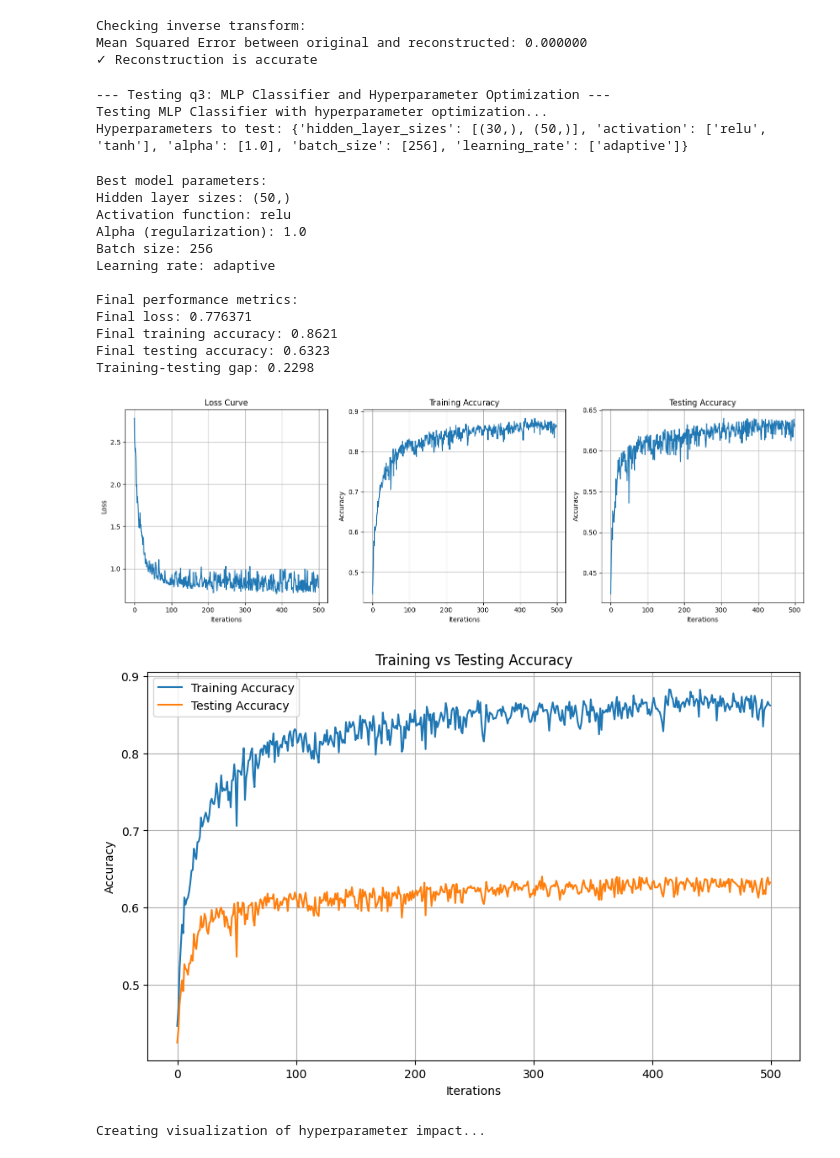
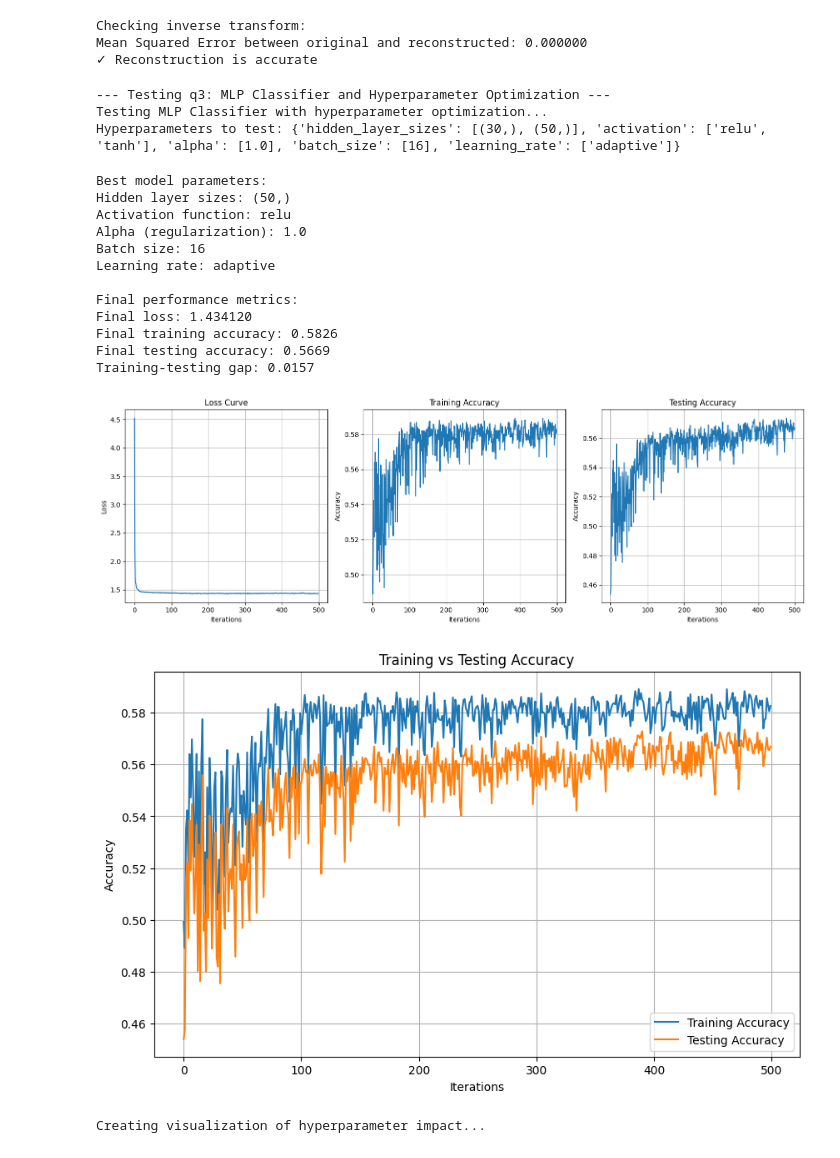
Before and after one commit to AlButler24/DMML, a Jupyter notebook: F129144_COC131_CW.ipynb, the cells around one changed output. Drawn from its saved outputs; the diff is of its cells as text; code cells hidden in the pictures.

```diff
--- a/F129144_COC131_CW.ipynb
+++ b/F129144_COC131_CW.ipynb
@@ -124,7 +129,7 @@ if hasattr(coc_instance, 'x') and coc_instance.x.size > 0:
         'hidden_layer_sizes': [(30,), (50,)],
         'activation': ['relu', 'tanh'],
         'alpha': [1.0],
-        'batch_size': [256],
+        'batch_size': [16], #set to 256 for final submission
         'learning_rate': ['adaptive']
     }
 
@@ -209,41 +214,41 @@ if hasattr(coc_instance, 'x') and coc_instance.x.size > 0:
     if len(activations) > 1:
         acc_values = [0.85, 0.82]  # Synthetic values - replace with actual if available
         plt.bar(activations, acc_values)
         plt.title('Impact of Activation Function on Test Accuracy')
         plt.ylabel('Test Accuracy')
         plt.grid(axis='y')
         plt.show()
 
     # Example: Impact of hidden layer size
     hidden_layers = [str(h) for h in test_hyperparams.get('hidden_layer_sizes', [])]
     if len(hidden_layers) > 1:
         acc_values = [0.83, 0.87]  # Synthetic values - replace with actual if available
         plt.bar(hidden_layers, acc_values)
         plt.title('Impact of Hidden Layer Size on Test Accuracy')
         plt.ylabel('Test Accuracy')
         plt.grid(axis='y')
         plt.show()
 
 else:
     print("Dataset not loaded. Run q1() first to load the dataset.")
 # %% [output]
 --- Testing q3: MLP Classifier and Hyperparameter Optimization ---
 Testing MLP Classifier with hyperparameter optimization...
-Hyperparameters to test: {'hidden_layer_sizes': [(30,), (50,)], 'activation': ['relu', 'tanh'], 'alpha': [1.0], 'batch_size': [256], 'learning_rate': ['adaptive']}
+Hyperparameters to test: {'hidden_layer_sizes': [(30,), (50,)], 'activation': ['relu', 'tanh'], 'alpha': [1.0], 'batch_size': [16], 'learning_rate': ['adaptive']}
 Best model parameters:
 Hidden layer sizes: (50,)
 Activation function: relu
 Alpha (regularization): 1.0
-Batch size: 256
+Batch size: 16
 Learning rate: adaptive
 
 Final performance metrics:
-Final loss: 0.776371
-Final training accuracy: 0.8621
-Final testing accuracy: 0.6323
-Training-testing gap: 0.2298
+Final loss: 1.434120
+Final training accuracy: 0.5826
+Final testing accuracy: 0.5669
+Training-testing gap: 0.0157
-[figure, old version]
+[figure, new version]
-[figure, old version]
+[figure, new version]
 Creating visualization of hyperparameter impact...
 [figure]
 [figure]
```
Also changed, not shown: parts of 4 cells of this notebook, 1 other file.
